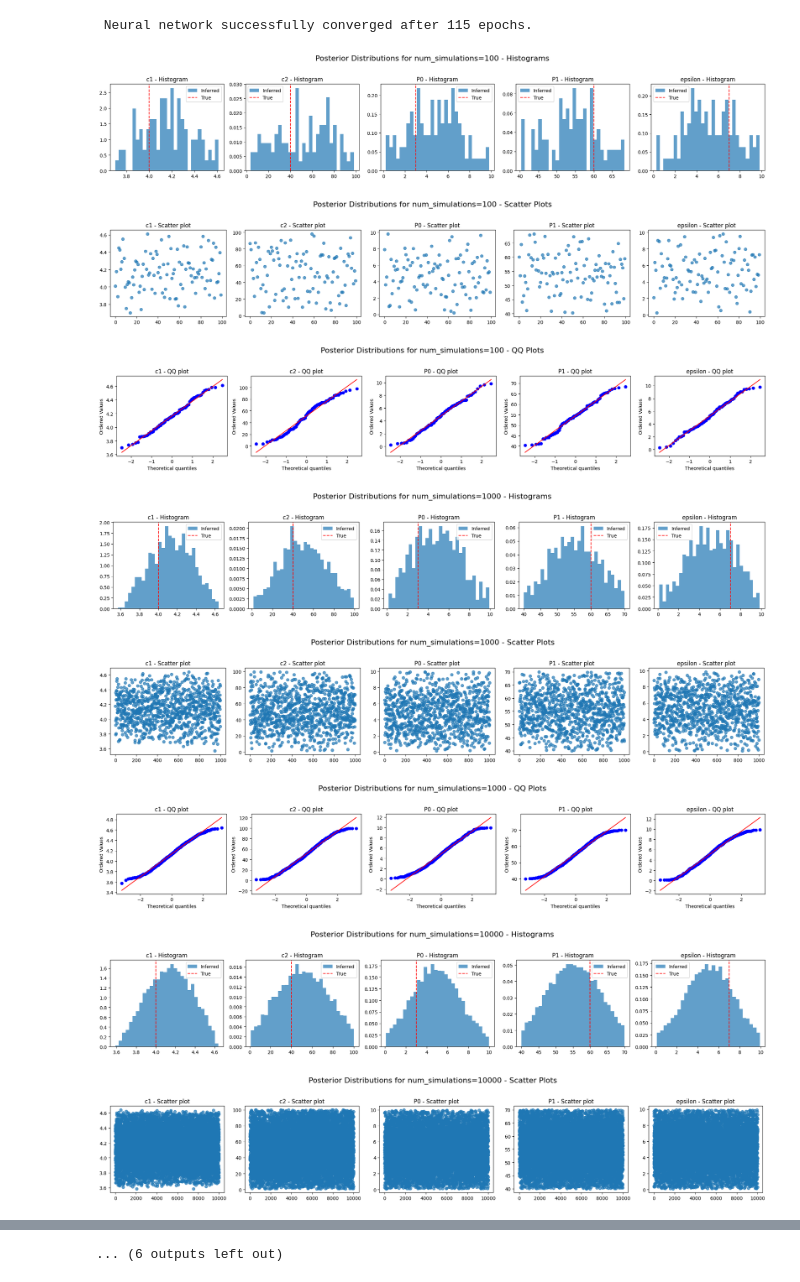
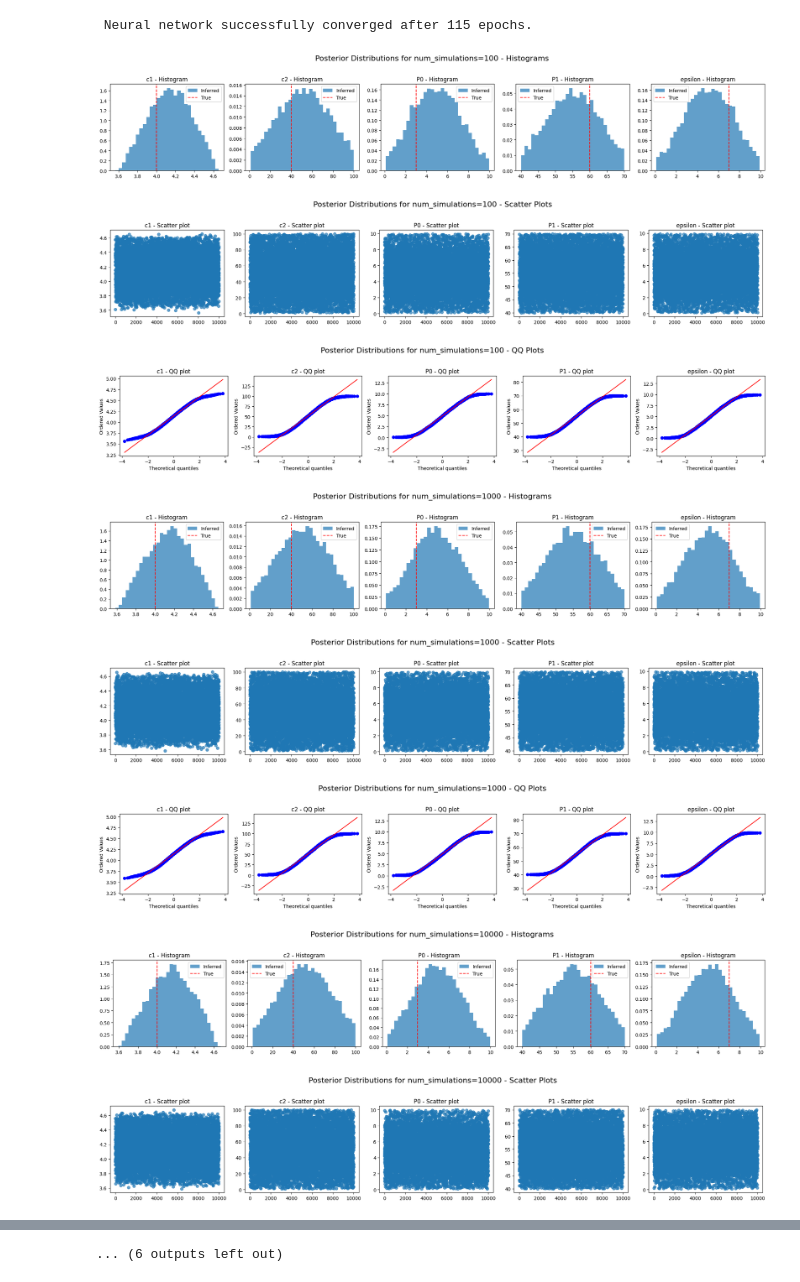
Before and after one commit to 487-ctrl/Data-Driven-Bayesian-Parameter-Estimation-with-Neural-Networks, a Jupyter notebook: src/experiments/number_simulations.ipynb, the cells around one changed output, grey strips where cells are left out. Saved outputs shown, nothing was run; the diff lists cells and outputs as text; code cells hidden in the pictures.

```diff
--- a/src/experiments/number_simulations.ipynb
+++ b/src/experiments/number_simulations.ipynb
@@ -62,8 +68,11 @@ for num in num_simulations:
  Neural network successfully converged after 124 epochs.
  Neural network successfully converged after 115 epochs.
 # %%
-from matplotlib import pyplot as plt
-import scipy.stats as stats
+# Define the directory path
+dir_path = '../../results/num_simulations/plots/'
+
+# Create the directories
+os.makedirs(dir_path, exist_ok=True)
 
 # Plot settings
 param_names = ['c1', 'c2', 'P0', 'P1', 'epsilon']
@@ -71,7 +80,7 @@ param_names = ['c1', 'c2', 'P0', 'P1', 'epsilon']
 for i, num_simulations in enumerate(num_simulations):
 
     # Extract posterior distributions for current num_simulations
-    posterior_samples = posterior.sample((num_simulations,))
+    posterior_samples = posterior.sample((10000,), show_progress_bars=False)
 
     # Create separate figures for each type of plot
     fig1, axes1 = plt.subplots(1, len(param_names), figsize=(20, 4))
@@ -79,40 +88,44 @@ for i, num_simulations in enumerate(num_simulations):
     fig3, axes3 = plt.subplots(1, len(param_names), figsize=(20, 4))
 
     # Plot each parameter for current num_simulations
     for j in range(len(param_names)):
         parameter_samples = posterior_samples[:, j]
 
         # Histogram
         axes1[j].hist(parameter_samples, bins=30, density=True, alpha=0.7, label='Inferred')
         axes1[j].axvline(x=true_parameters[j], color='red', linestyle='--', label='True')
         axes1[j].set_title(param_names[j] + ' - Histogram')
         axes1[j].legend()
 
         # Scatter plot
         axes2[j].scatter(range(len(parameter_samples)), parameter_samples, alpha=0.7)
         axes2[j].set_title(param_names[j] + ' - Scatter plot')
 
         # QQ plot
         stats.probplot(parameter_samples, dist="norm", plot=axes3[j])
         axes3[j].set_title(param_names[j] + ' - QQ plot')
 
     # Set titles for the figures
     fig1.suptitle(f'Posterior Distributions for num_simulations={num_simulations} - Histograms', fontsize=16)
     fig2.suptitle(f'Posterior Distributions for num_simulations={num_simulations} - Scatter Plots', fontsize=16)
     fig3.suptitle(f'Posterior Distributions for num_simulations={num_simulations} - QQ Plots', fontsize=16)
 
-    # Adjust layout and show the figures
+    # Adjust layout and save the figures
     fig1.tight_layout(rect=[0, 0.03, 1, 0.95])
+    fig1.savefig(os.path.join(dir_path, f'histogram_{num_simulations}.pdf'))
     fig2.tight_layout(rect=[0, 0.03, 1, 0.95])
+    fig2.savefig(os.path.join(dir_path, f'scatter_{num_simulations}.pdf'))
     fig3.tight_layout(rect=[0, 0.03, 1, 0.95])
+    fig3.savefig(os.path.join(dir_path, f'qqplot_{num_simulations}.pdf'))
+
     plt.show()
 # %% [output]
-[figure, old version]
+[figure, new version]
-[figure, old version]
+[figure, new version]
-[figure, old version]
+[figure, new version]
-[figure, old version]
+[figure, new version]
-[figure, old version]
+[figure, new version]
-[figure, old version]
+[figure, new version]
-[figure, old version]
+[figure, new version]
-[figure, old version]
+[figure, new version]
 [figure]
```
Also changed, not shown: parts of 5 cells of this notebook, 1 other file.
